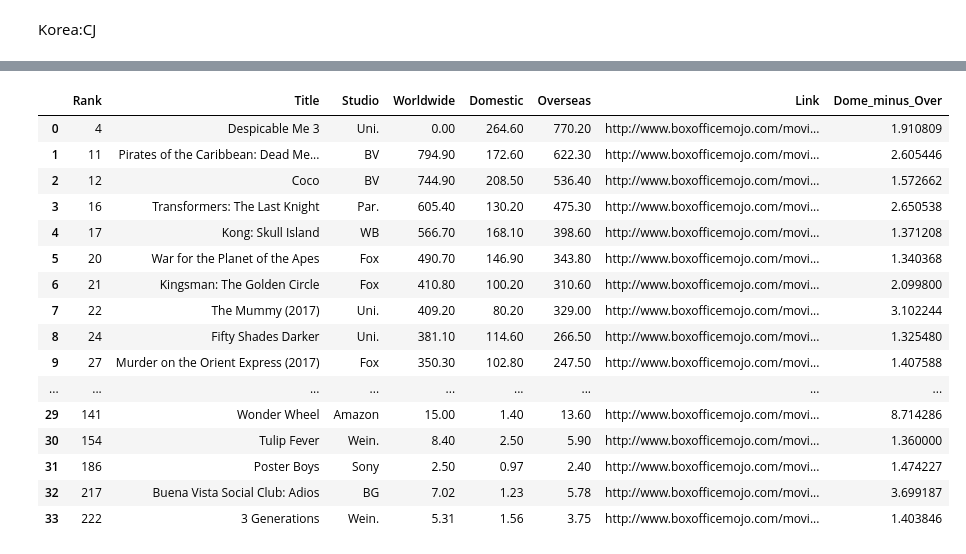
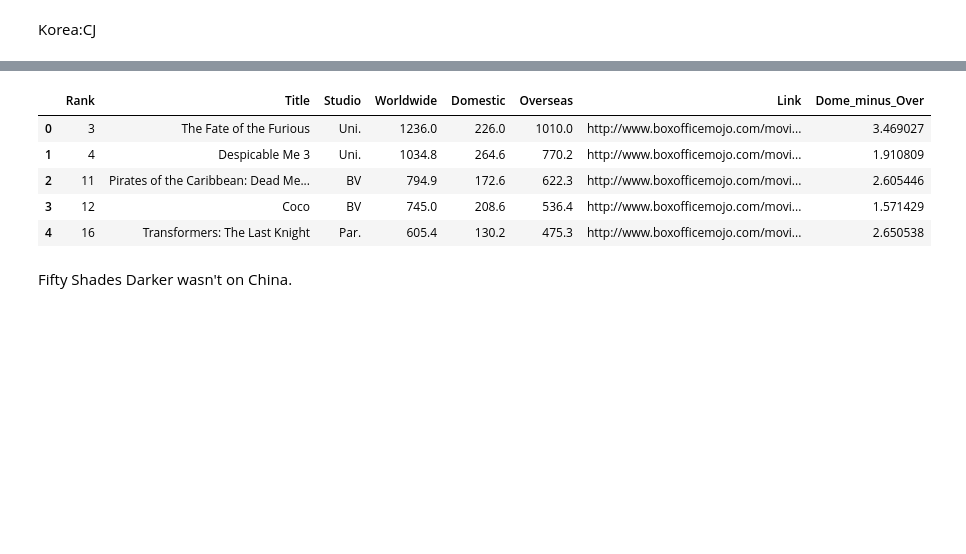
Before and after one commit to qxzhao1/STA-141b-Final-Project, a Jupyter notebook: 2017_box_office.ipynb, the cells around one changed output, grey strips where cells are left out. Saved outputs shown, nothing was run; the diff lists cells and outputs as text; code cells hidden in the pictures; blank space fills up the shorter version.

```diff
--- a/2017_box_office.ipynb
+++ b/2017_box_office.ipynb
@@ -211,6 +205,0 @@ for i in range(row):
-# %%
-import re
-for i in range(row):
-    x=boxoffice["Overseas"][i]
-    split1=re.split(r'[$]',x)
-    boxoffice["Overseas"][i]=split1[1]
@@ -226,21 +205,0 @@ boxoffice.head()
-# %%
-import re
-for i in range(row):
-    x=boxoffice["Worldwide"][i]
-    if x.endswith("k"):
-        split1=re.split(r'[k]',x)
-        boxoffice["Worldwide"][i]=float(float(split1[0])*0.01)
-# %%
-import re
-for i in range(row):
-    x=boxoffice["Domestic"][i]
-    if x.endswith("k"):
-        split1=re.split(r'[k]',x)
-        boxoffice["Domestic"][i]=float(float(split1[0])*0.01)
-# %%
-import re
-for i in range(row):
-    x=boxoffice["Overseas"][i]
-    if x.endswith("k"):
-        split1=re.split(r'[k]',x)
-        boxoffice["Overseas"][i]=float(float(split1[0])*0.01)
@@ -335,30 +273,21 @@ selected
 # %%
 data=boxoffice[(boxoffice['Studio']=='Amazon')|(boxoffice['Studio']=='BG')|
               (boxoffice['Studio']=='BV')|(boxoffice['Studio']=='Fox')|
               (boxoffice['Studio']=='SGem')|(boxoffice['Studio']=='STX')|
               (boxoffice['Studio']=='Sony')|(boxoffice['Studio']=='Par.')|
               (boxoffice['Studio']=='Uni.')|(boxoffice['Studio']=='WB')|
               (boxoffice['Studio']=='WB (NL)')|(boxoffice['Studio']=='Wein.')]
 data=data.reset_index(drop=True)
-data
+data.head()
 # %% [output]
 |  | Rank | Title | Studio | Worldwide | Domestic | Overseas | Link | Dome_minus_Over |
-| 0 | 4 | Despicable Me 3 | Uni. | 0.00 | 264.60 | 770.20 | http://www.boxofficemojo.com/movi... | 1.910809 |
-| 1 | 11 | Pirates of the Caribbean: Dead Me... | BV | 794.90 | 172.60 | 622.30 | http://www.boxofficemojo.com/movi... | 2.605446 |
-| 2 | 12 | Coco | BV | 744.90 | 208.50 | 536.40 | http://www.boxofficemojo.com/movi... | 1.572662 |
-| 3 | 16 | Transformers: The Last Knight | Par. | 605.40 | 130.20 | 475.30 | http://www.boxofficemojo.com/movi... | 2.650538 |
-| 4 | 17 | Kong: Skull Island | WB | 566.70 | 168.10 | 398.60 | http://www.boxofficemojo.com/movi... | 1.371208 |
-| 5 | 20 | War for the Planet of the Apes | Fox | 490.70 | 146.90 | 343.80 | http://www.boxofficemojo.com/movi... | 1.340368 |
-| 6 | 21 | Kingsman: The Golden Circle | Fox | 410.80 | 100.20 | 310.60 | http://www.boxofficemojo.com/movi... | 2.099800 |
-| 7 | 22 | The Mummy (2017) | Uni. | 409.20 | 80.20 | 329.00 | http://www.boxofficemojo.com/movi... | 3.102244 |
-| 8 | 24 | Fifty Shades Darker | Uni. | 381.10 | 114.60 | 266.50 | http://www.boxofficemojo.com/movi... | 1.325480 |
-| 9 | 27 | Murder on the Orient Express (2017) | Fox | 350.30 | 102.80 | 247.50 | http://www.boxofficemojo.com/movi... | 1.407588 |
-| ... | ... | ... | ... | ... | ... | ... | ... | ... |
-| 29 | 141 | Wonder Wheel | Amazon | 15.00 | 1.40 | 13.60 | http://www.boxofficemojo.com/movi... | 8.714286 |
-| 30 | 154 | Tulip Fever | Wein. | 8.40 | 2.50 | 5.90 | http://www.boxofficemojo.com/movi... | 1.360000 |
-| 31 | 186 | Poster Boys | Sony | 2.50 | 0.97 | 2.40 | http://www.boxofficemojo.com/movi... | 1.474227 |
-| 32 | 217 | Buena Vista Social Club: Adios | BG | 7.02 | 1.23 | 5.78 | http://www.boxofficemojo.com/movi... | 3.699187 |
-| 33 | 222 | 3 Generations | Wein. | 5.31 | 1.56 | 3.75 | http://www.boxofficemojo.com/movi... | 1.403846 |
+| 0 | 3 | The Fate of the Furious | Uni. | 1236.0 | 226.0 | 1010.0 | http://www.boxofficemojo.com/movi... | 3.469027 |
+| 1 | 4 | Despicable Me 3 | Uni. | 1034.8 | 264.6 | 770.2 | http://www.boxofficemojo.com/movi... | 1.910809 |
+| 2 | 11 | Pirates of the Caribbean: Dead Me... | BV | 794.9 | 172.6 | 622.3 | http://www.boxofficemojo.com/movi... | 2.605446 |
+| 3 | 12 | Coco | BV | 745.0 | 208.6 | 536.4 | http://www.boxofficemojo.com/movi... | 1.571429 |
+| 4 | 16 | Transformers: The Last Knight | Par. | 605.4 | 130.2 | 475.3 | http://www.boxofficemojo.com/movi... | 2.650538 |
+# %% [markdown]
+Fifty Shades Darker wasn't on China.
 # %%
 title=list(boxoffice['Title'])
 title
```
Also changed, not shown: parts of 41 cells of this notebook, 2 other files.
